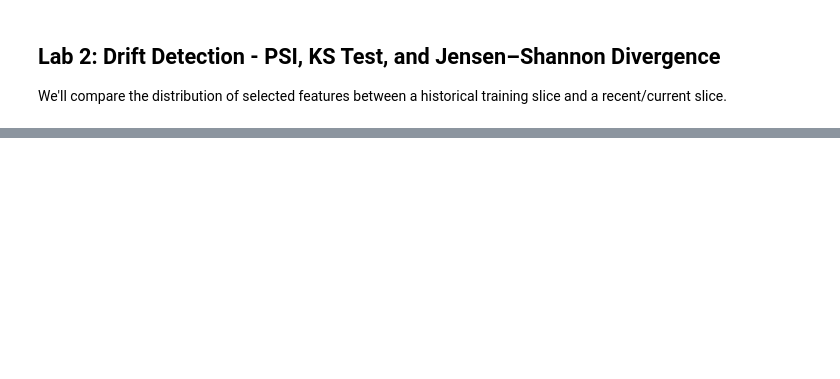
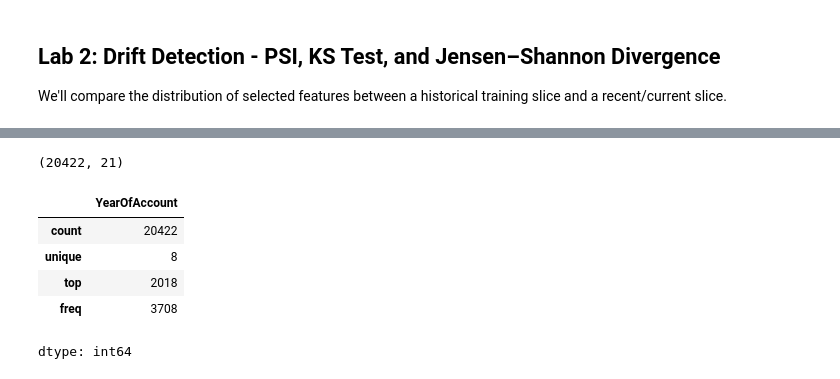
Before and after one commit to anshupandey/MSA-analytics, a Jupyter notebook: Model_Monitoring/Lab6_BeeRelevant_Model_Monitoring.ipynb, the cells around one changed output, grey strips where cells are left out. Cells and saved outputs as stored; diff of their text form; code cells hidden in the pictures; blank space fills up the shorter version.

```diff
--- a/Model_Monitoring/Lab6_BeeRelevant_Model_Monitoring.ipynb
+++ b/Model_Monitoring/Lab6_BeeRelevant_Model_Monitoring.ipynb
@@ -26,0 +89,15 @@ We'll compare the distribution of selected features between a historical trainin
+# %%
+# Drop rows with missing values
+df_clean = df.T.dropna().T
+df_clean.shape
+# %% [output]
+(20422, 21)
+# %%
+df_clean['YearOfAccount'].describe()
+# %% [output]
+|  | YearOfAccount |
+| count | 20422 |
+| unique | 8 |
+| top | 2018 |
+| freq | 3708 |
+dtype: int64
```
Also changed, not shown: parts of 10 cells of this notebook.
